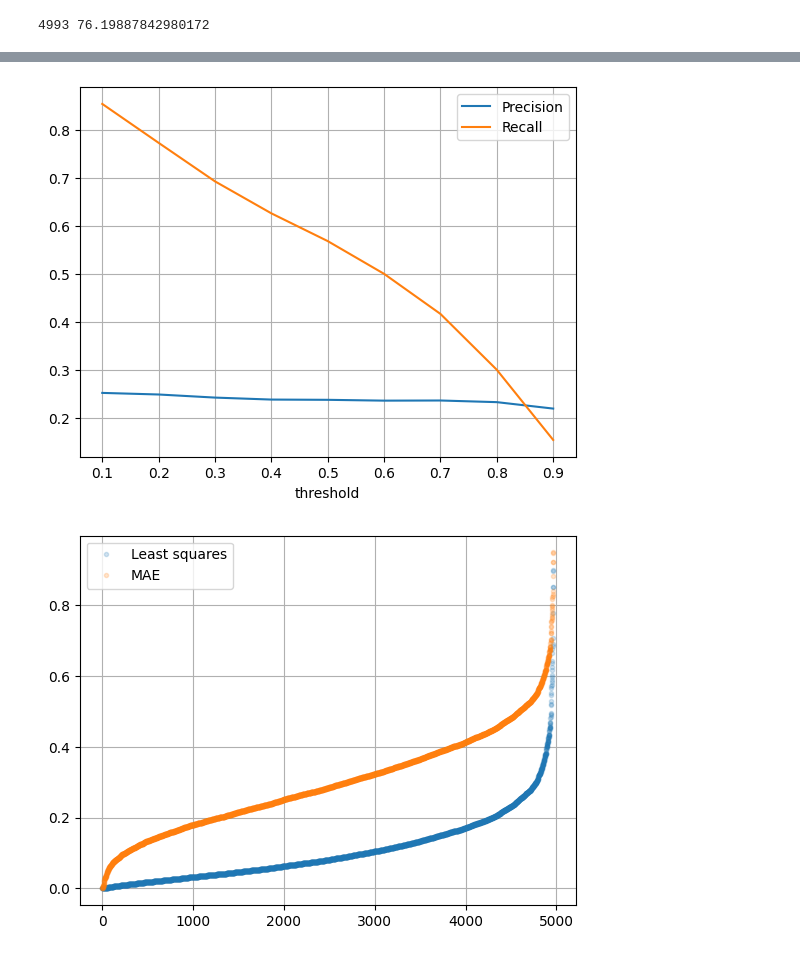
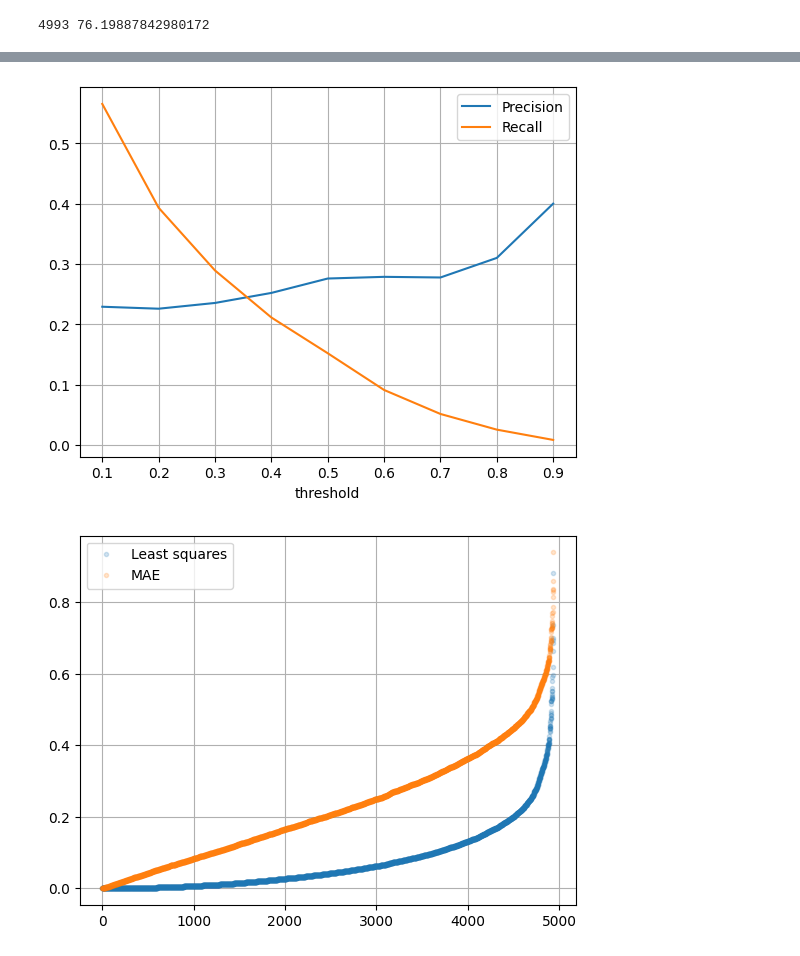
Before and after one commit to ongarileonardo/plant_bioactivities, a Jupyter notebook: src/KernelDistance.ipynb, the cells around one changed output, grey strips where cells are left out. Cells and saved outputs as stored; diff of their text form; code cells hidden in the pictures.

```diff
--- a/src/GaussianKernel.ipynb
+++ b/src/KernelDistance.ipynb
@@ -108,10 +112,11 @@ print(len(spectrums), np.mean([len(s.peaks.mz) for s in spectrums]))
 4993 76.19887842980172
 # %%
 # Gaussian kernel (vectorized)
-def vec_gaussian_kernel(mz_x, mz_y, sigma):
+def kernel(mz_x, mz_y, sigma):
     """
     mz_x: (n,)
     mz_y: (m,)
+    sigma: float
     returns (n, m) kernel matrix
     """
     diff = mz_x[:, None] - mz_y[None, :]
@@ -120,16 +125,16 @@ def vec_gaussian_kernel(mz_x, mz_y, sigma):
 
 # Fast unnormalized similarity
 def vec_distance(mz_x, inten_x, mz_y, inten_y, sigma):
-    K = vec_gaussian_kernel(mz_x, mz_y, sigma)
-    return np.sum(K * inten_x[:, None]/2 * inten_y[None, :]/2)
+    K = kernel(mz_x, mz_y, sigma)
+    return np.sum(K * inten_x[:, None] * inten_y[None, :])
 
 # Normalized similarity
 def vec_normalized_distance(mz_x, inten_x, mz_y, inten_y, sigma=2):
     num = vec_distance(mz_x, inten_x, mz_y, inten_y, sigma)
-    den = np.sqrt(
-        vec_distance(mz_x, inten_x, mz_x, inten_x, sigma) *
-        vec_distance(mz_y, inten_y, mz_y, inten_y, sigma)
-    )
+    den = vec_distance(mz_x, inten_x, mz_x, inten_x, sigma) + \
+        vec_distance(mz_y, inten_y, mz_y, inten_y, sigma) - \
+        vec_distance(mz_x, inten_x, mz_y, inten_y, sigma)
+
     return num / den if den > 0 else 0.0
 
 # # Pre-extract spectra
@@ -205,7 +210,7 @@ for sigma in sigmas:
     random_pairs_gaussian.append(vec_normalized_distance(spectrums[pair[0]].peaks.mz,
                                                         spectrums[pair[0]].peaks.intensities,
                                                         spectrums[pair[1]].peaks.mz,
-                                                        spectrums[pair[1]].peaks.intensities, sigma))
+                                                        spectrums[pair[1]].peaks.intensities, sigma=sigma))
   spearmans.append(spearmanr(random_pairs_jaccard, random_pairs_gaussian)[0])
   pearsons.append(pearsonr(random_pairs_jaccard, random_pairs_gaussian)[0])
   kendalls.append(kendalltau(random_pairs_jaccard, random_pairs_gaussian)[0])
@@ -234,7 +239,7 @@ for sigma in sigmas:
     random_pairs_gaussian.append(vec_normalized_distance(spectrums[pair[0]].peaks.mz,
                                                         spectrums[pair[0]].peaks.intensities,
                                                         spectrums[pair[1]].peaks.mz,
-                                                        spectrums[pair[1]].peaks.intensities, sigma))
+                                                        spectrums[pair[1]].peaks.intensities, sigma=sigma))
   y_true = np.array(random_pairs_jaccard)
   y_pred = np.array(random_pairs_gaussian)
 
@@ -259,7 +264,7 @@ from sklearn.metrics import precision_score, recall_score
 
 precisions = []
 recalls = []
-sigma = 50
+sigma = 22
 seps = [0.1, 0.2, 0.3, 0.4, 0.5, 0.6, 0.7, 0.8, 0.9]
 for sep in seps:
   random_pairs_jaccard = []
@@ -287,32 +292,32 @@ plt.grid()
 plt.xlabel("threshold")
 plt.show()
 # %% [output]
-[figure, old version]
+[figure, new version]
 # %%
-sigma = 0.01
+sigma = 22
 
 random_pairs_jaccard = []
 random_pairs_gaussian = []
 for pair in pairs:
   random_pairs_jaccard.append(scores_mol_similarity[pair[0], pair[1]])
   random_pairs_gaussian.append(vec_normalized_distance(spectrums[pair[0]].peaks.mz,
                                                       spectrums[pair[0]].peaks.intensities,
                                                       spectrums[pair[1]].peaks.mz,
                                                       spectrums[pair[1]].peaks.intensities, sigma))
 y_true = np.array(random_pairs_jaccard)
 y_pred = np.array(random_pairs_gaussian)
 
 # least squares on ytrue and ypred
 
 lsq = (y_true - y_pred)**2
 plt.plot(sorted(lsq), '.', alpha=0.2, label='Least squares')
 plt.legend()
 
 mae = np.abs(y_true - y_pred)
 plt.plot(sorted(mae), '.', alpha=0.2, label='MAE')
 plt.legend()
 
 plt.grid()
 plt.show()
 # %% [output]
-[figure, old version]
+[figure, new version]
```
Also changed, not shown: parts of 18 cells of this notebook, 1 other file.
